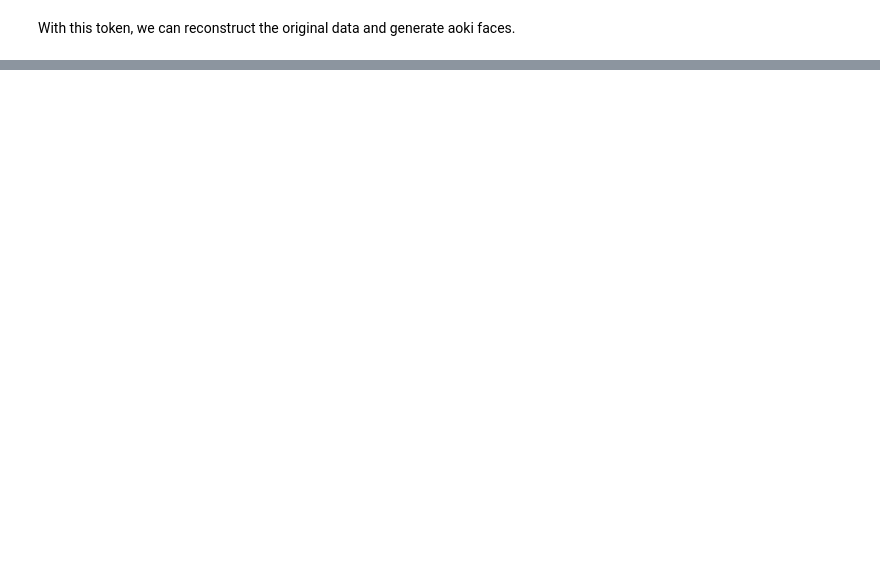
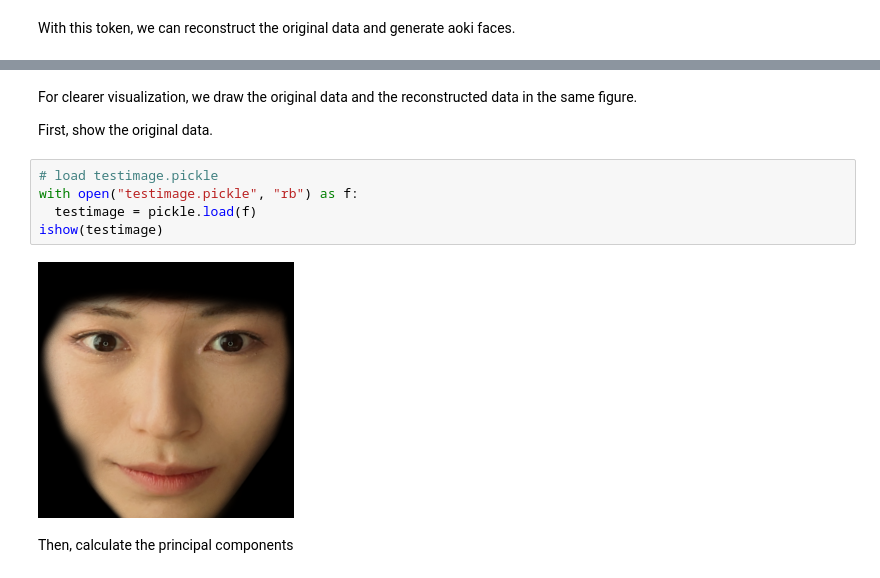
Before and after one commit to yuki-js/nft-compres, a Jupyter notebook: demo.ipynb, the cells around one changed output, grey strips where cells are left out. Drawn from its saved outputs; the diff is of its cells as text; blank space fills up the shorter version.

```diff
--- a/demo.ipynb
+++ b/demo.ipynb
@@ -57,0 +58,13 @@ ishow(normalize255(inverse))
+# %% [markdown]
+For clearer visualization, we draw the original data and the reconstructed data in the same figure.
+
+First, show the original data.
+# %%
+# load testimage.pickle
+with open("testimage.pickle", "rb") as f:
+  testimage = pickle.load(f)
+ishow(testimage)
+# %% [output]
+[figure, added]
+# %% [markdown]
+Then, calculate the principal components
```
Also changed, not shown: parts of 11 cells of this notebook, 1 other file.
